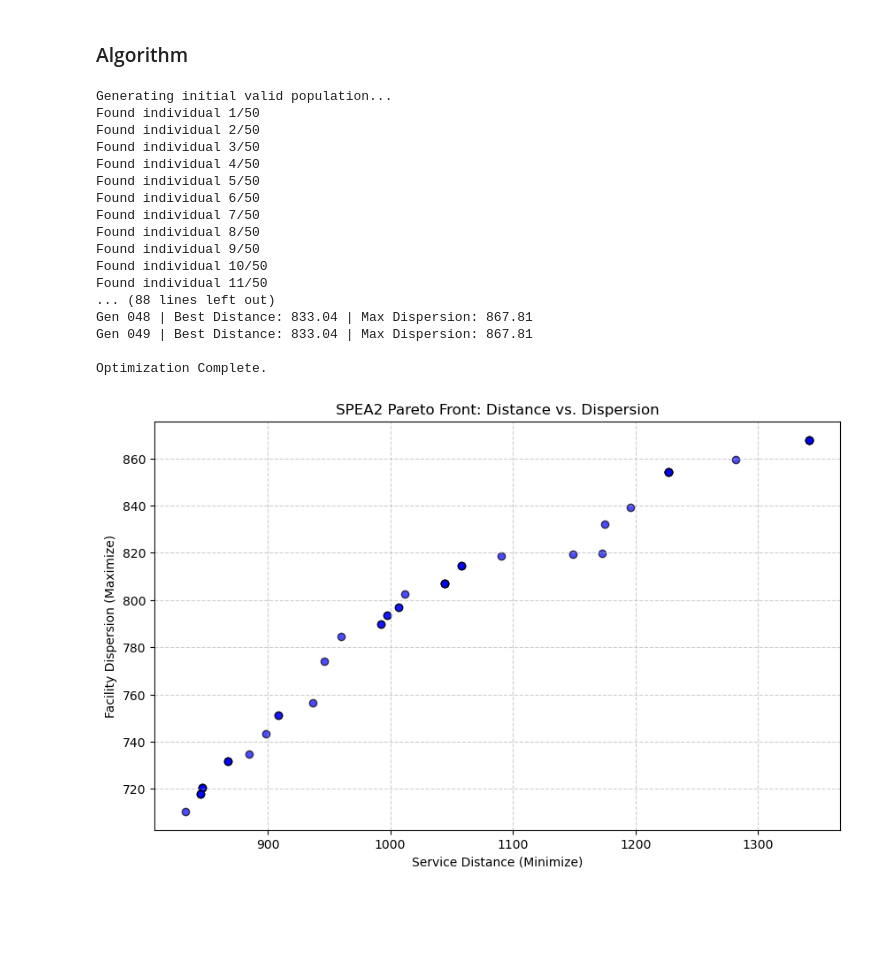
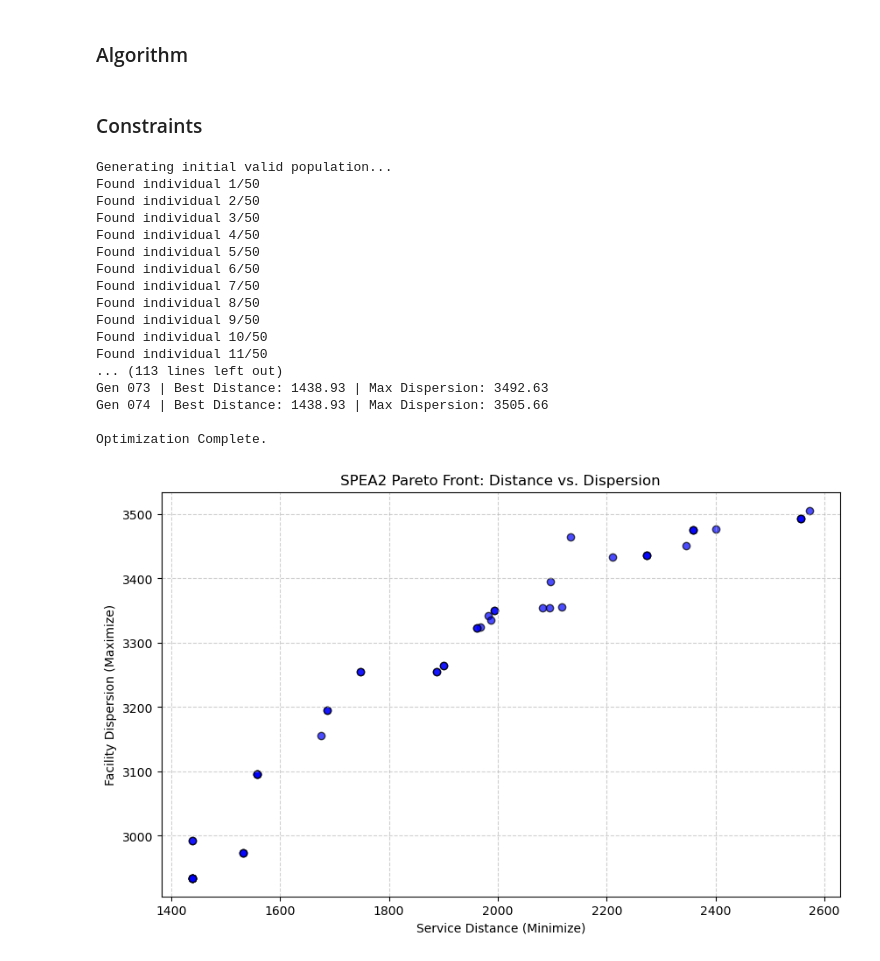
Before and after one commit to benbekir/optimization-algorithms, a Jupyter notebook: multiple-objectives-constraints/nsga-spea.ipynb, the cells around one changed output. Cells and saved outputs as stored; diff of their text form; code cells hidden in the pictures; blank space fills up the shorter version.

```diff
--- a/multiple-objectives-constraints/nsga-spea.ipynb
+++ b/multiple-objectives-constraints/nsga-spea.ipynb
@@ -528,3 +492,5 @@ def parse_p_median(file, target_id, target_best_value):
             }
         i+=1
     return None
+# %% [markdown]
+### Constraints
@@ -666,7 +666,7 @@ def build_distance_matrix(customers):
             matrix[j][i] = d
     return matrix
 
-raw_data = parse_p_median("p_median_capacitated.txt", 1, 713)
+raw_data = parse_p_median("p_median_capacitated_hackathon_instance_b.txt", 10, 720)
 
 if raw_data:
     customer_data = raw_data['customers']
@@ -684,7 +684,7 @@ else:
 #CONFIGURATION
 POP_SIZE = 50
 ARCHIVE_SIZE = 50
-MAX_GENS = 50
+MAX_GENS = 75
 
 print("Generating initial valid population...")
 population = population_initialization(
@@ -716,37 +716,37 @@ for gen in range(MAX_GENS):
 print("\nOptimization Complete.")
 
 def plot_results(archive):
     dists = [ind['distance_score'] for ind in archive]
     disps = [ind['dispersion_score'] for ind in archive]
 
     plt.figure(figsize=(10, 6))
     plt.scatter(dists, disps, c='blue', edgecolors='k', alpha=0.7)
     plt.title('SPEA2 Pareto Front: Distance vs. Dispersion')
     plt.xlabel('Service Distance (Minimize)')
     plt.ylabel('Facility Dispersion (Maximize)')
     plt.grid(True, linestyle='--', alpha=0.6)
     plt.show()
 
 plot_results(archive)
 # %% [output]
 Generating initial valid population...
 Found individual 1/50
 Found individual 2/50
 Found individual 3/50
 Found individual 4/50
 Found individual 5/50
 Found individual 6/50
 Found individual 7/50
 Found individual 8/50
 Found individual 9/50
 Found individual 10/50
 Found individual 11/50
-... (88 lines left out)
-Gen 048 | Best Distance: 833.04 | Max Dispersion: 867.81
-Gen 049 | Best Distance: 833.04 | Max Dispersion: 867.81
+... (113 lines left out)
+Gen 073 | Best Distance: 1438.93 | Max Dispersion: 3492.63
+Gen 074 | Best Distance: 1438.93 | Max Dispersion: 3505.66
 
 Optimization Complete.
-[figure, old version]
+[figure, new version]
 # %%
 def plot_final_analysis(archive, customer_data, dist_matrix, max_capacity):
     data = []
```
Also changed, not shown: parts of 8 cells of this notebook.
